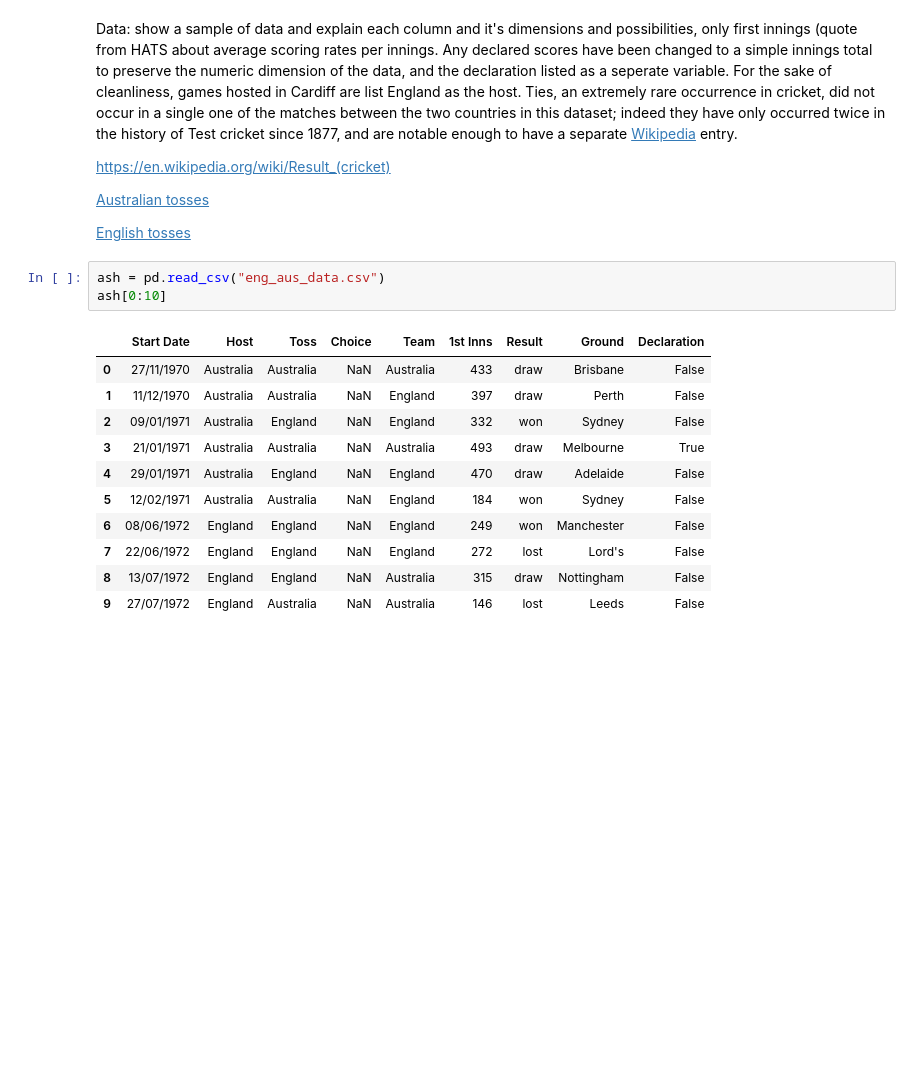
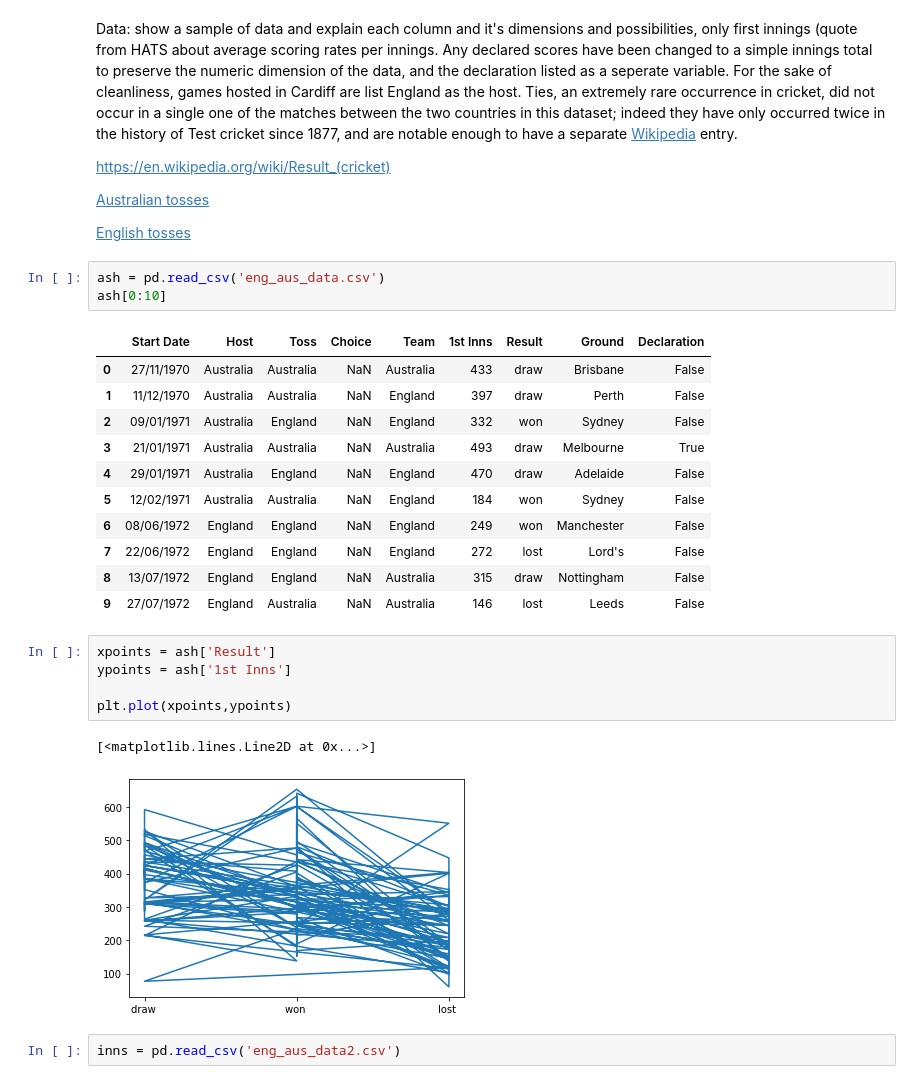
Before and after one commit to kiehozero/atu-progda-assignment, a Jupyter notebook: assignment.ipynb, the cells around one changed output. Drawn from its saved outputs; the diff is of its cells as text; blank space fills up the shorter version.

Commit message:
Some utterly stupid and long-winded messing around, only to realise I just needed to use a histogram

```diff
--- a/assignment.ipynb
+++ b/assignment.ipynb
@@ -83,7 +84,7 @@ https://en.wikipedia.org/wiki/Result_(cricket)
 
 [English tosses](https://stats.espncricinfo.com/ci/engine/stats/index.html?class=1;filter=advanced;host=1;host=2;opposition=2;orderby=start;size=200;spanmin1=1+Jan+1970;spanval1=span;team=1;template=results;toss=1;tournament_type=2;type=team;view=innings)
 # %%
-ash = pd.read_csv("eng_aus_data.csv")
+ash = pd.read_csv('eng_aus_data.csv')
 ash[0:10]
 # %% [output]
 |  | Start Date | Host | Toss | Choice | Team | 1st Inns | Result | Ground | Declaration |
@@ -97,3 +98,13 @@ ash[0:10]
 | 7 | 22/06/1972 | England | England | NaN | England | 272 | lost | Lord's | False |
 | 8 | 13/07/1972 | England | England | NaN | Australia | 315 | draw | Nottingham | False |
 | 9 | 27/07/1972 | England | Australia | NaN | Australia | 146 | lost | Leeds | False |
+# %%
+xpoints = ash['Result']
+ypoints = ash['1st Inns']
+
+plt.plot(xpoints,ypoints)
+# %% [output]
+[<matplotlib.lines.Line2D at 0x...>]
+[figure, added]
+# %%
+inns = pd.read_csv('eng_aus_data2.csv')
```
Also changed, not shown: parts of 8 cells of this notebook, 1 other file.
